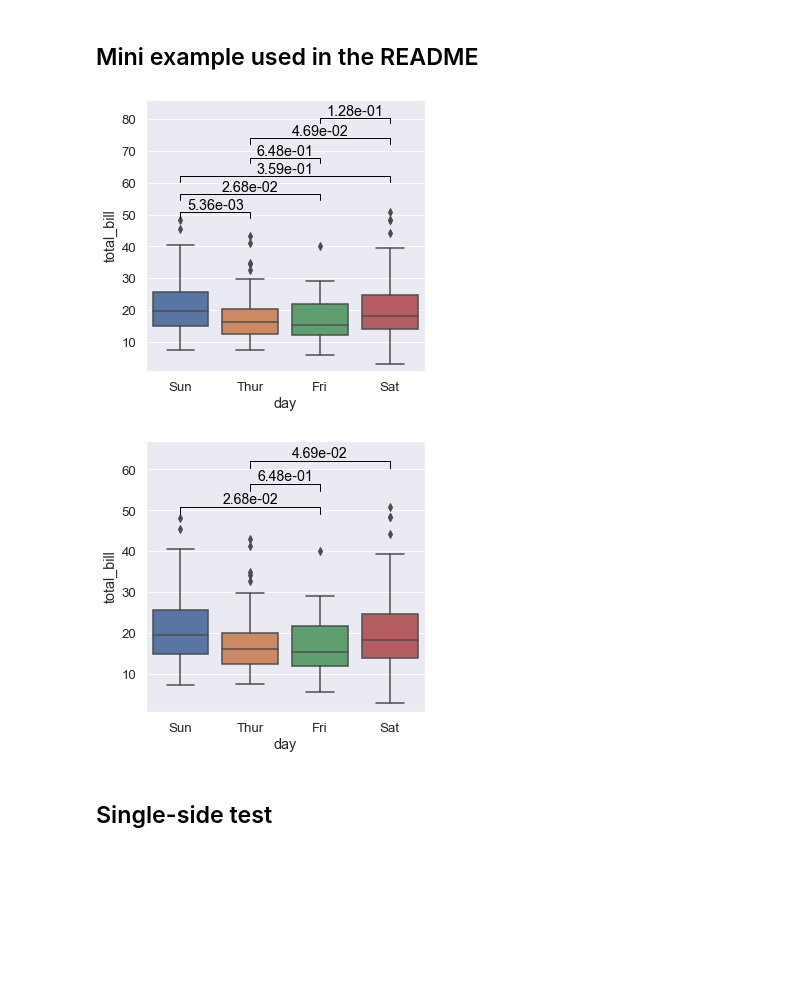
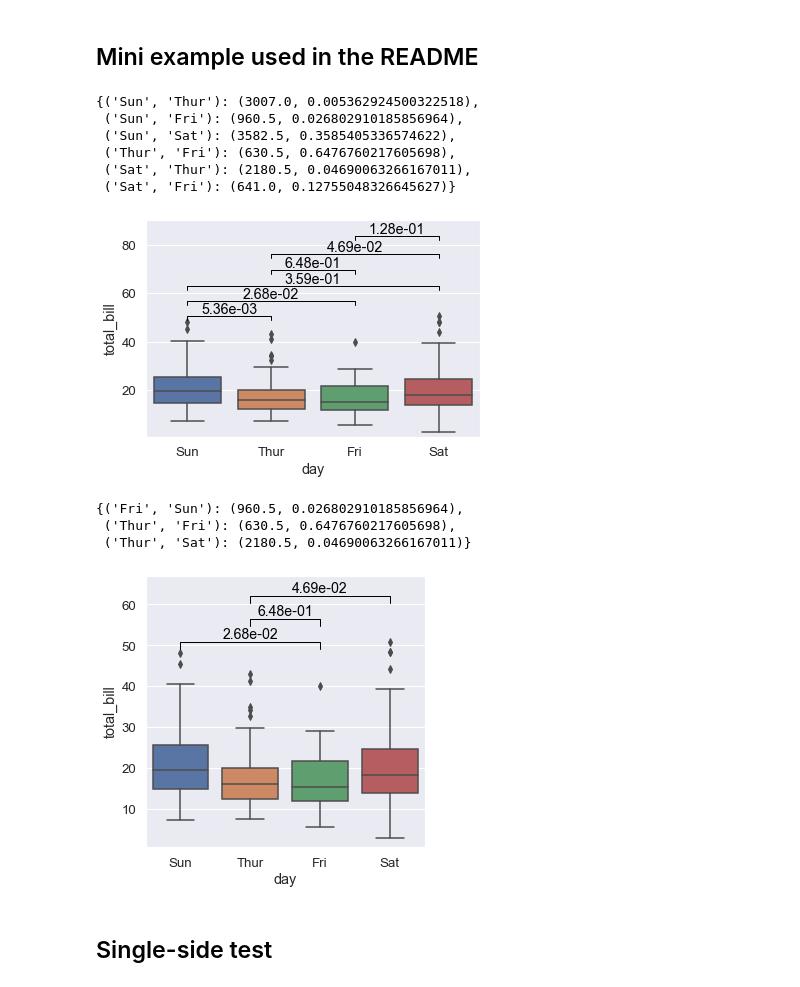
Before and after one commit to mourisl/pvalannot, a Jupyter notebook: dev.ipynb, the cells around one changed output. Cells and saved outputs as stored; diff of their text form; code cells hidden in the pictures; blank space fills up the shorter version.

```diff
--- a/dev.ipynb
+++ b/dev.ipynb
@@ -16,21 +16,23 @@ from statannotations.Annotator import Annotator
 # %%
 import matplotlib.pyplot as plt
 import seaborn as sns
 from pvalannot import pvalannot
 
 df = sns.load_dataset("tips")
 x = "day"
 y = "total_bill"
 order = ['Sun', 'Thur', 'Fri', 'Sat']
-font_scale = 1.2
-sns.set(font_scale=font_scale)
-fig = plt.figure(figsize=(5, 5))
 ax = sns.boxplot(data=df, x=x, y=y, order=order)
-#pairs=[("Thur", "Fri"), ("Thur", "Sat"), ("Fri", "Sun")]
 
-pvalannot.AddPvalAnnot(x=x, y=y, data=df, order=order, ax=ax)
+pvalannot.AddPvalAnnot(x=x, y=y, data=df, order=order)
 # %% [output]
+{('Sun', 'Thur'): (3007.0, 0.005362924500322518),
+ ('Sun', 'Fri'): (960.5, 0.026802910185856964),
+ ('Sun', 'Sat'): (3582.5, 0.3585405336574622),
+ ('Thur', 'Fri'): (630.5, 0.6476760217605698),
+ ('Sat', 'Thur'): (2180.5, 0.04690063266167011),
+ ('Sat', 'Fri'): (641.0, 0.12755048326645627)}
-[figure, old version]
+[figure, new version]
 # %%
 import matplotlib.pyplot as plt
 import seaborn as sns
@@ -48,6 +50,9 @@ pairs=[("Thur", "Fri"), ("Thur", "Sat"), ("Fri", "Sun")]
 
 pvalannot.AddPvalAnnot(x=x, y=y, data=df, pairs=pairs, order=order, ax=ax)
 # %% [output]
+{('Fri', 'Sun'): (960.5, 0.026802910185856964),
+ ('Thur', 'Fri'): (630.5, 0.6476760217605698),
+ ('Thur', 'Sat'): (2180.5, 0.04690063266167011)}
 [figure]
 # %% [markdown]
 ## Single-side test
```
Also changed, not shown: parts of 4 cells of this notebook, 2 other files.
